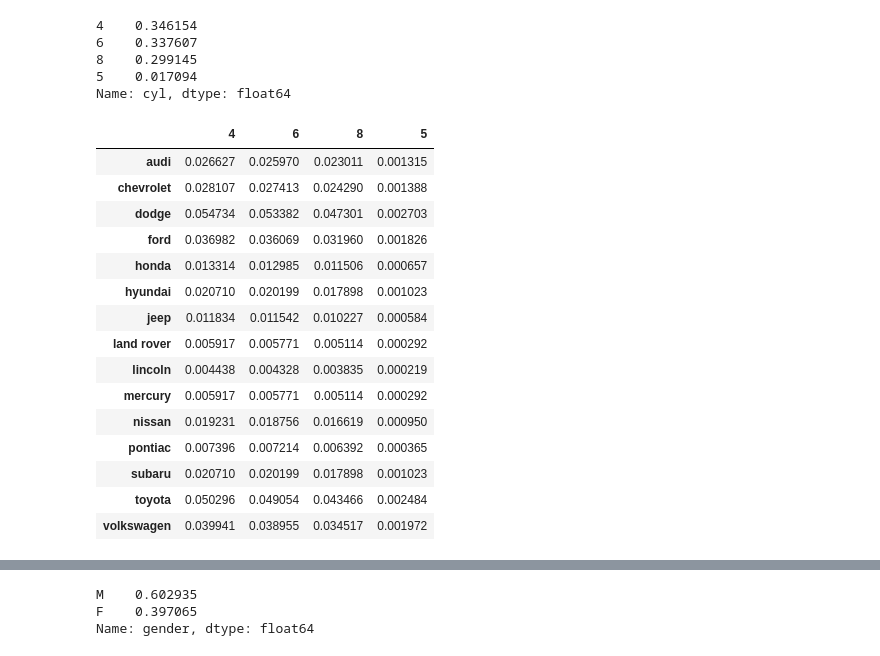
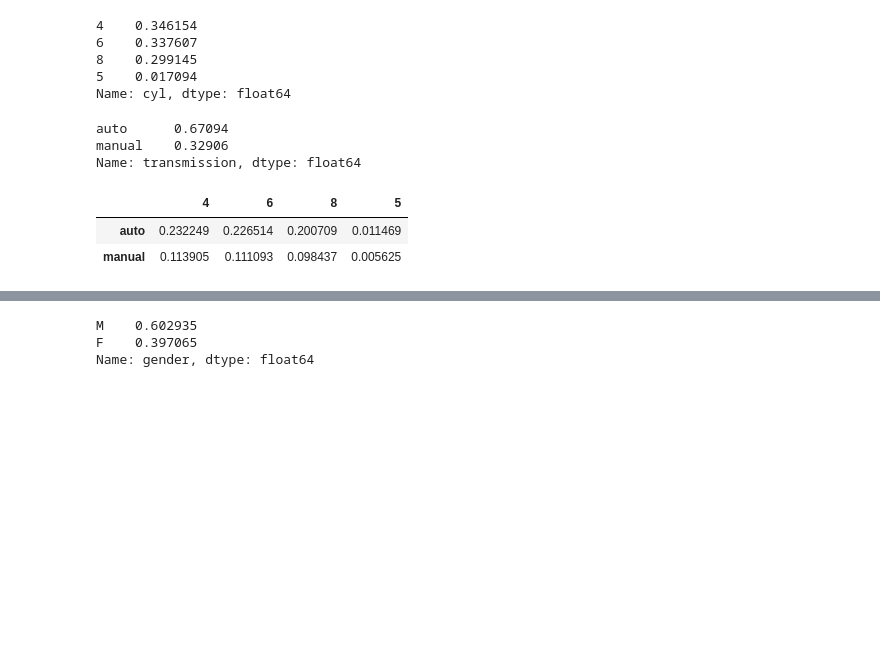
Before and after one commit to michael-haerle/statistics-exercises, a Jupyter notebook: hypothesis_testing.ipynb, the cells around one changed output, grey strips where cells are left out. Cells and saved outputs as stored; diff of their text form; code cells hidden in the pictures; blank space fills up the shorter version.

```diff
--- a/hypothesis_testing.ipynb
+++ b/hypothesis_testing.ipynb
@@ -494,32 +494,27 @@ cyl_proportions
 8    0.299145
 5    0.017094
 Name: cyl, dtype: float64
+# %%
+mpg['transmission'] = mpg.trans.str[:-4]
+transmission_proportions = mpg.transmission.value_counts() / n
+transmission_proportions
+# %% [output]
+auto      0.67094
+manual    0.32906
+Name: transmission, dtype: float64
 # %%
 expected = pd.DataFrame()
 
-for manufacturer_group, m_prop in manufacturer_proportions.iteritems():
+for transmission_group, t_prop in transmission_proportions.iteritems():
     for cyl_group, c_prop in cyl_proportions.iteritems():
-        expected.loc[manufacturer_group, cyl_group] = m_prop * c_prop
+        expected.loc[transmission_group, cyl_group] = t_prop * c_prop
 
 expected.sort_index(inplace=True)
 expected
 # %% [output]
 |  | 4 | 6 | 8 | 5 |
-| audi | 0.026627 | 0.025970 | 0.023011 | 0.001315 |
-| chevrolet | 0.028107 | 0.027413 | 0.024290 | 0.001388 |
-| dodge | 0.054734 | 0.053382 | 0.047301 | 0.002703 |
-| ford | 0.036982 | 0.036069 | 0.031960 | 0.001826 |
-| honda | 0.013314 | 0.012985 | 0.011506 | 0.000657 |
-| hyundai | 0.020710 | 0.020199 | 0.017898 | 0.001023 |
-| jeep | 0.011834 | 0.011542 | 0.010227 | 0.000584 |
-| land rover | 0.005917 | 0.005771 | 0.005114 | 0.000292 |
-| lincoln | 0.004438 | 0.004328 | 0.003835 | 0.000219 |
-| mercury | 0.005917 | 0.005771 | 0.005114 | 0.000292 |
-| nissan | 0.019231 | 0.018756 | 0.016619 | 0.000950 |
-| pontiac | 0.007396 | 0.007214 | 0.006392 | 0.000365 |
-| subaru | 0.020710 | 0.020199 | 0.017898 | 0.001023 |
-| toyota | 0.050296 | 0.049054 | 0.043466 | 0.002484 |
-| volkswagen | 0.039941 | 0.038955 | 0.034517 | 0.001972 |
+| auto | 0.232249 | 0.226514 | 0.200709 | 0.011469 |
+| manual | 0.113905 | 0.111093 | 0.098437 | 0.005625 |
 # %%
 expected *= n
 expected
```
Also changed, not shown: parts of 4 cells of this notebook.
